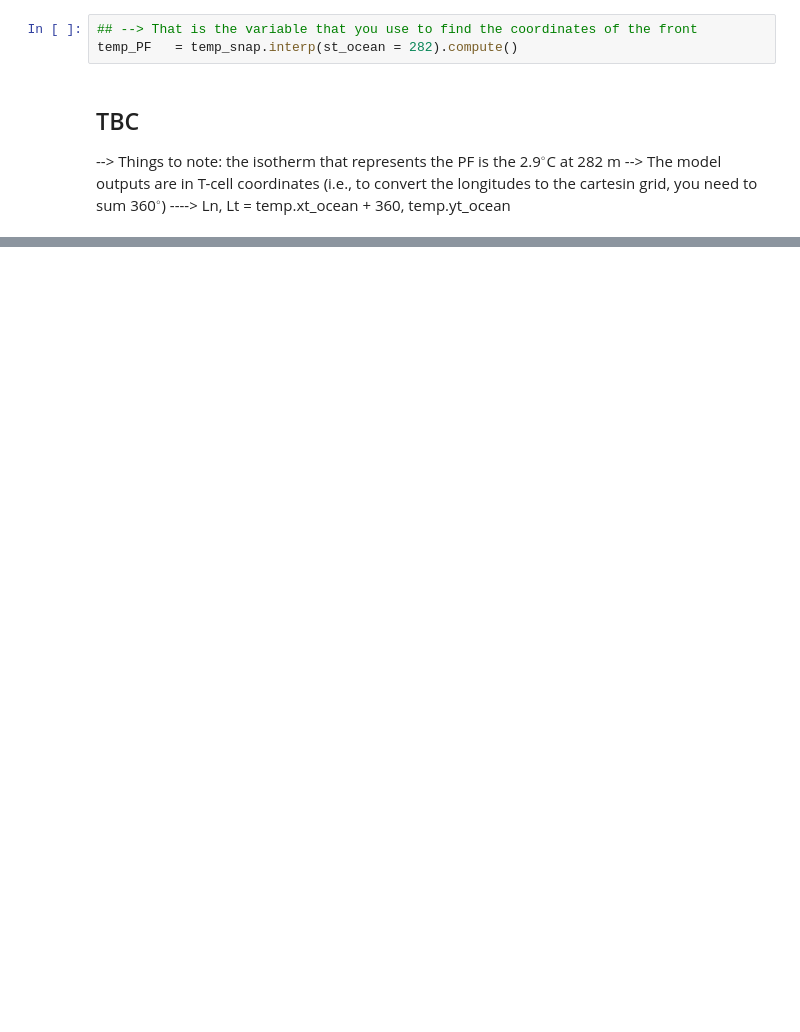
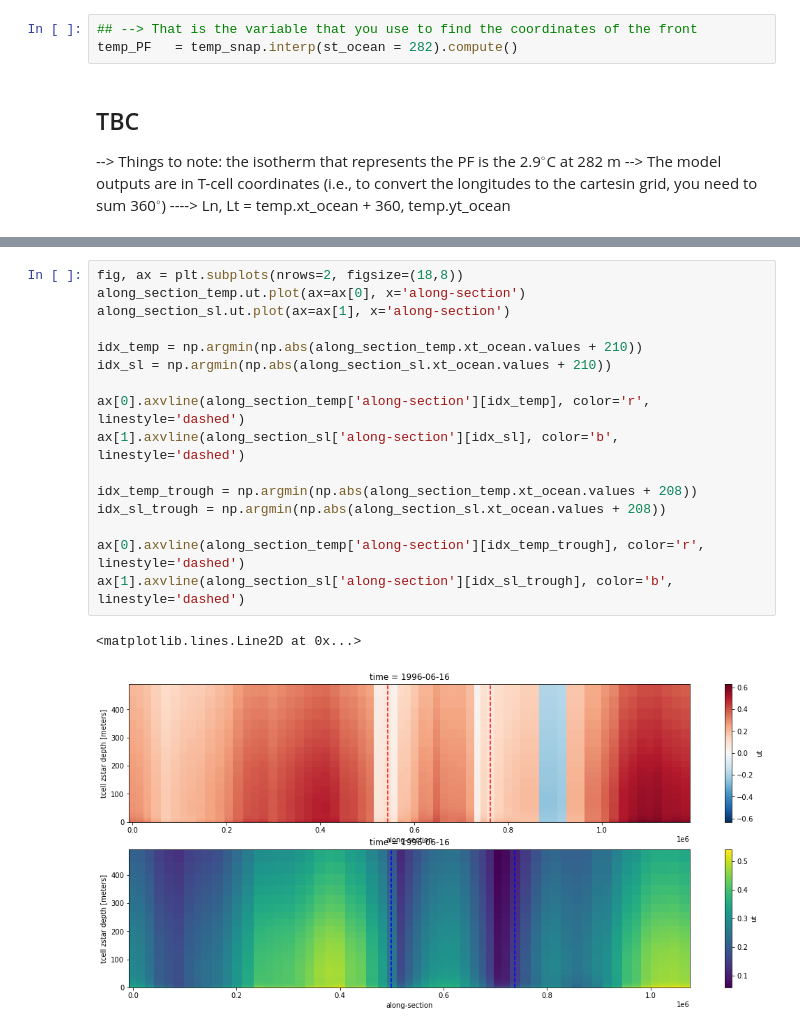
Before and after one commit to janjaapmeijer/share, a Jupyter notebook: rotate_vel_method2.ipynb, the cells around one changed output, grey strips where cells are left out. Cells and saved outputs as stored; diff of their text form; blank space fills up the shorter version.

```diff
--- a/rotate_vel_method2.ipynb
+++ b/rotate_vel_method2.ipynb
@@ -45,0 +142,19 @@ temp_PF   = temp_snap.interp(st_ocean = 282).compute()
+# %%
+fig, ax = plt.subplots(nrows=2, figsize=(18,8))
+along_section_temp.ut.plot(ax=ax[0], x='along-section')
+along_section_sl.ut.plot(ax=ax[1], x='along-section')
+
+idx_temp = np.argmin(np.abs(along_section_temp.xt_ocean.values + 210))
+idx_sl = np.argmin(np.abs(along_section_sl.xt_ocean.values + 210))
+
+ax[0].axvline(along_section_temp['along-section'][idx_temp], color='r', linestyle='dashed')
+ax[1].axvline(along_section_sl['along-section'][idx_sl], color='b', linestyle='dashed')
+
+idx_temp_trough = np.argmin(np.abs(along_section_temp.xt_ocean.values + 208))
+idx_sl_trough = np.argmin(np.abs(along_section_sl.xt_ocean.values + 208))
+
+ax[0].axvline(along_section_temp['along-section'][idx_temp_trough], color='r', linestyle='dashed')
+ax[1].axvline(along_section_sl['along-section'][idx_sl_trough], color='b', linestyle='dashed')
+# %% [output]
+<matplotlib.lines.Line2D at 0x...>
+[figure, added]
```
Also changed, not shown: parts of 14 cells of this notebook.
